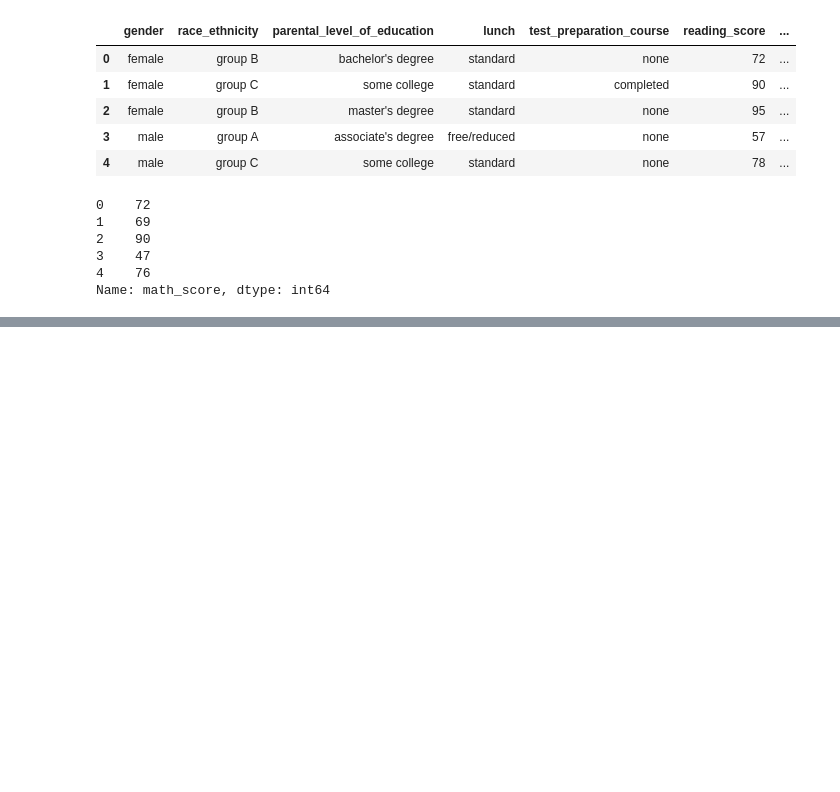
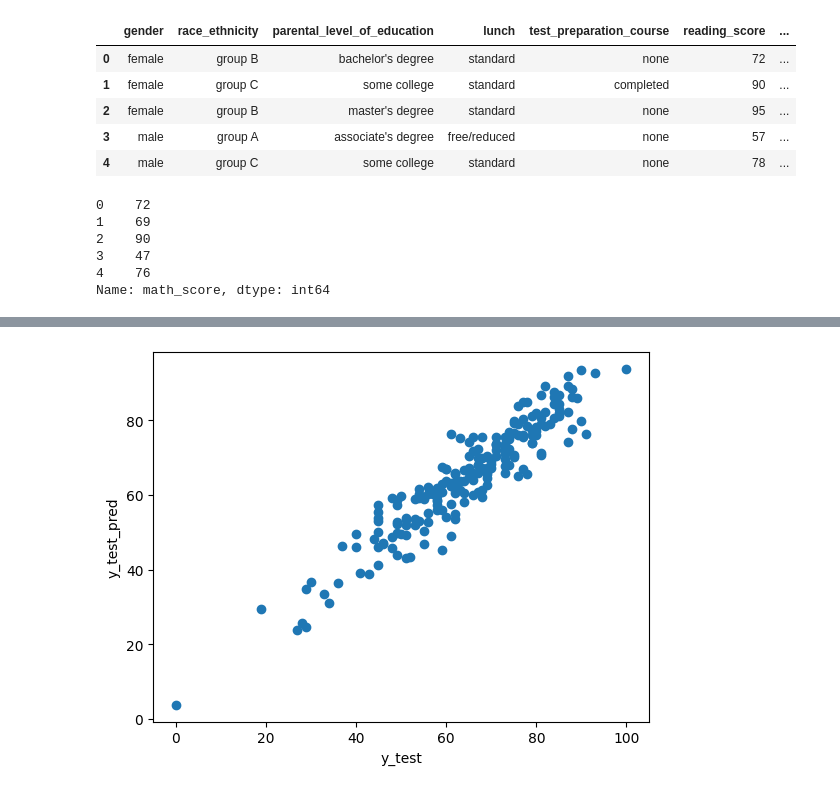
Before and after one commit to DsThakurRawat/Generic-ML, a Jupyter notebook: notebook/MODEL TRAINING.ipynb, the cells around one changed output, grey strips where cells are left out. Drawn from its saved outputs; the diff is of its cells as text; code cells hidden in the pictures; blank space fills up the shorter version.

Commit message:
evaluating models

```diff
--- a/notebook/MODEL TRAINING.ipynb
+++ b/notebook/MODEL TRAINING.ipynb
@@ -80,3 +80,6 @@ preprocessor = ColumnTransformer(
 
    ]
 )
+# %%
+x = preprocessor.fit_transform(x)
+x
@@ -82,0 +105,2 @@ preprocessor = ColumnTransformer(
+# %%
+x_train, x_test, y_train, y_test = train_test_split(x, y, test_size=0.2, random_state=42)
@@ -82,0 +111,14 @@ preprocessor = ColumnTransformer(
+# %%
+#create an evaluation function give all metrics after model training
+def evaluate_model(true, predicted):
+    mae = mean_absolute_error(true, predicted)
+    mse = mean_squared_error(true, predicted)
+    rmse = np.sqrt(mean_squared_error(true, predicted))
+    r2_square = r2_score(true, predicted)
+    return mae, mse, rmse, r2_square
+
+
+
+#importig all linear model
+
+from sklearn.linear_model import LinearRegression, Ridge, Lasso
@@ -82,0 +209,18 @@ preprocessor = ColumnTransformer(
+# %%
+#we will go with gradient boosting regressor model as it has highest r2 score
+
+linear_model = LinearRegression(fit_intercept=True)
+linear_model.fit(x_train, y_train)
+y_train_pred = linear_model.predict(x_train)
+y_test_pred = linear_model.predict(x_test)
+linear_model_train_mae, linear_model_train_mse, linear_model_train_rmse, linear_model_train_r2 = evaluate_model(y_train, y_train_pred)
+linear_model_test_mae, linear_model_test_mse, linear_model_test_rmse, linear_model_test_r2 = evaluate_model(y_test, y_test_pred)
+print("model performance for training set")
+print("- Root Mean Squared Error: {:.4f}".format(linear_model_train_rmse))
+print("- Mean Absolute Error: {:.4f}".format(linear_model_train_mae))
+print("- R2 Score: {:.4f}".format(linear_model_train_r2))
+print("="*35)
+print("model performance for test set")
+print("- Root Mean Squared Error: {:.4f}".format(linear_model_test_rmse))
+print("- Mean Absolute Error: {:.4f}".format(linear_model_test_mae))
+print("- R2 Score: {:.4f}".format(linear_model_test_r2))
@@ -82,0 +237,8 @@ preprocessor = ColumnTransformer(
+# %%
+#plotting y_prediction and y_test
+plt.scatter(y_test, y_test_pred)
+plt.xlabel("y_test")
+plt.ylabel("y_test_pred")
+plt.show()
+# %% [output]
+[figure, added]
```
Also changed, not shown: parts of 8 cells of this notebook, 9 other files.
